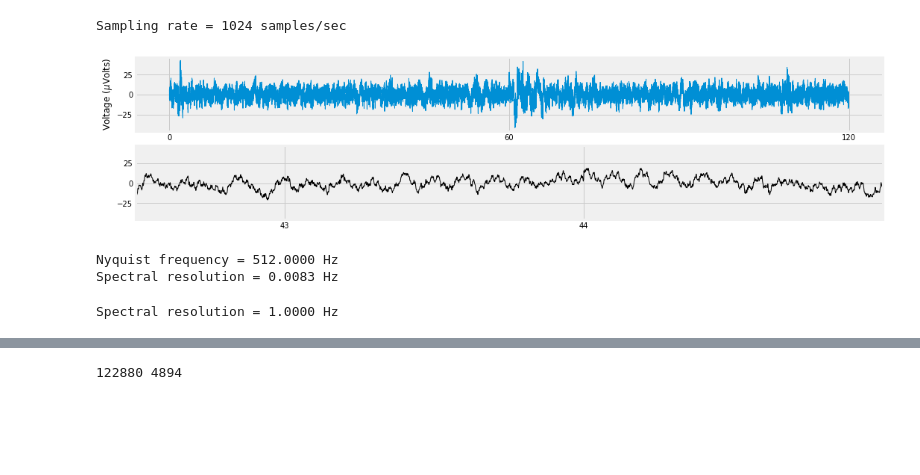
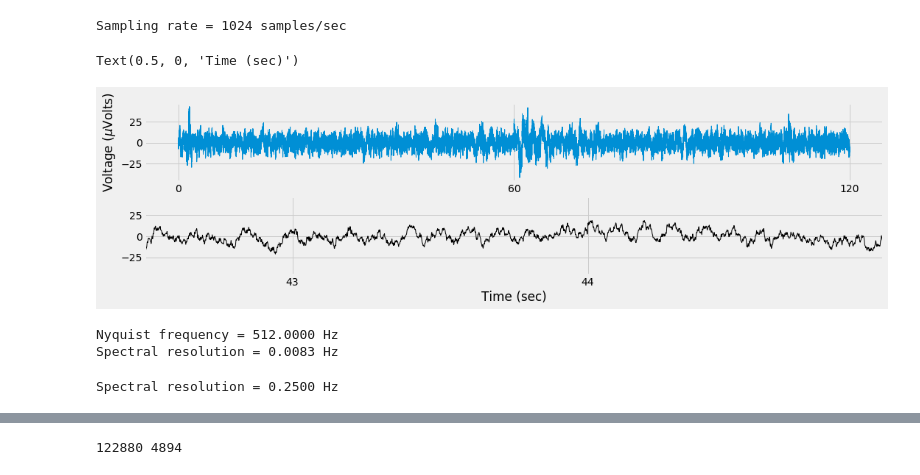
Before and after one commit to OrielBanne/myIPythonNotebooks, a Jupyter notebook: Signal_Processing/EEG example.ipynb, the cells around one changed output, grey strips where cells are left out. Drawn from its saved outputs; the diff is of its cells as text; code cells hidden in the pictures; blank space fills up the shorter version.

```diff
--- a/Signal_Processing/EEG example.ipynb
+++ b/Signal_Processing/EEG example.ipynb
@@ -25,16 +25,18 @@ Sampling rate = 1024 samples/sec
 # %%
 # plot the time course of the EEG
 fig, ax = plt.subplots(2,1, figsize=(16,4), sharey=True)
 
 ax[0].plot(time,eeg, lw=1)
 ax[0].set_xlabel('Time (sec)'), ax[0].set_ylabel('Voltage ($\mu$Volts)');
 ax[0].set_xticks(arange(0,130,60));
 
 ax[1].plot(time, eeg, lw=1, color='k')
 ax[1].set_xlim(42.5,45)
 ax[1].set_xticks(arange(43,45,1));
+ax[1].set_xlabel('Time (sec)')
 # %% [output]
+Text(0.5, 0, 'Time (sec)')
-[figure, old version]
+[figure, new version]
 # %%
 # Fourier transform
 FourierCoeff = np.fft.fft(eeg)/eeg.size
@@ -52,14 +54,14 @@ Nyquist frequency = 512.0000 Hz
 Spectral resolution = 0.0083 Hz
 # %%
 # Perform Welch's periodogram
-segment = int( sr )
+segment = int( sr/0.25)
 myhann = signal.get_window('hann', segment)
 
-myparams = dict(fs = sr, nperseg = segment, window = np.ones(segment), noverlap = 0, scaling = 'spectrum', return_onesided = True)
+myparams = dict(fs = sr, nperseg = segment, window = myhann, noverlap = 0, scaling = 'spectrum', return_onesided = True)
 freq, ps = signal.welch(x = eeg, **myparams)# units uV**2
 print('Spectral resolution = %2.4f Hz'%freq[1])
 # %% [output]
-Spectral resolution = 1.0000 Hz
+Spectral resolution = 0.2500 Hz
 # %%
 # Plot the power spectrum
 
```
Also changed, not shown: parts of 2 cells of this notebook.
